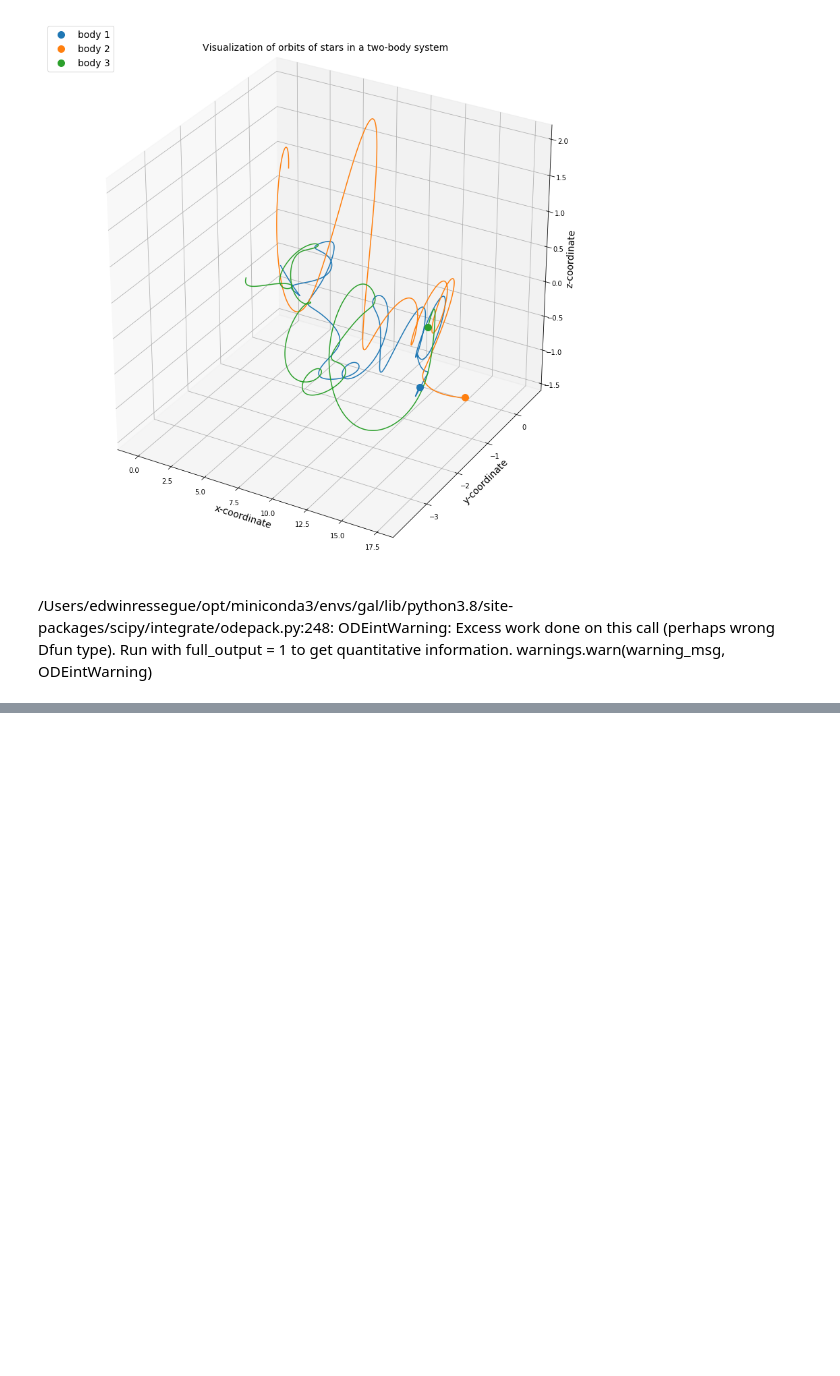
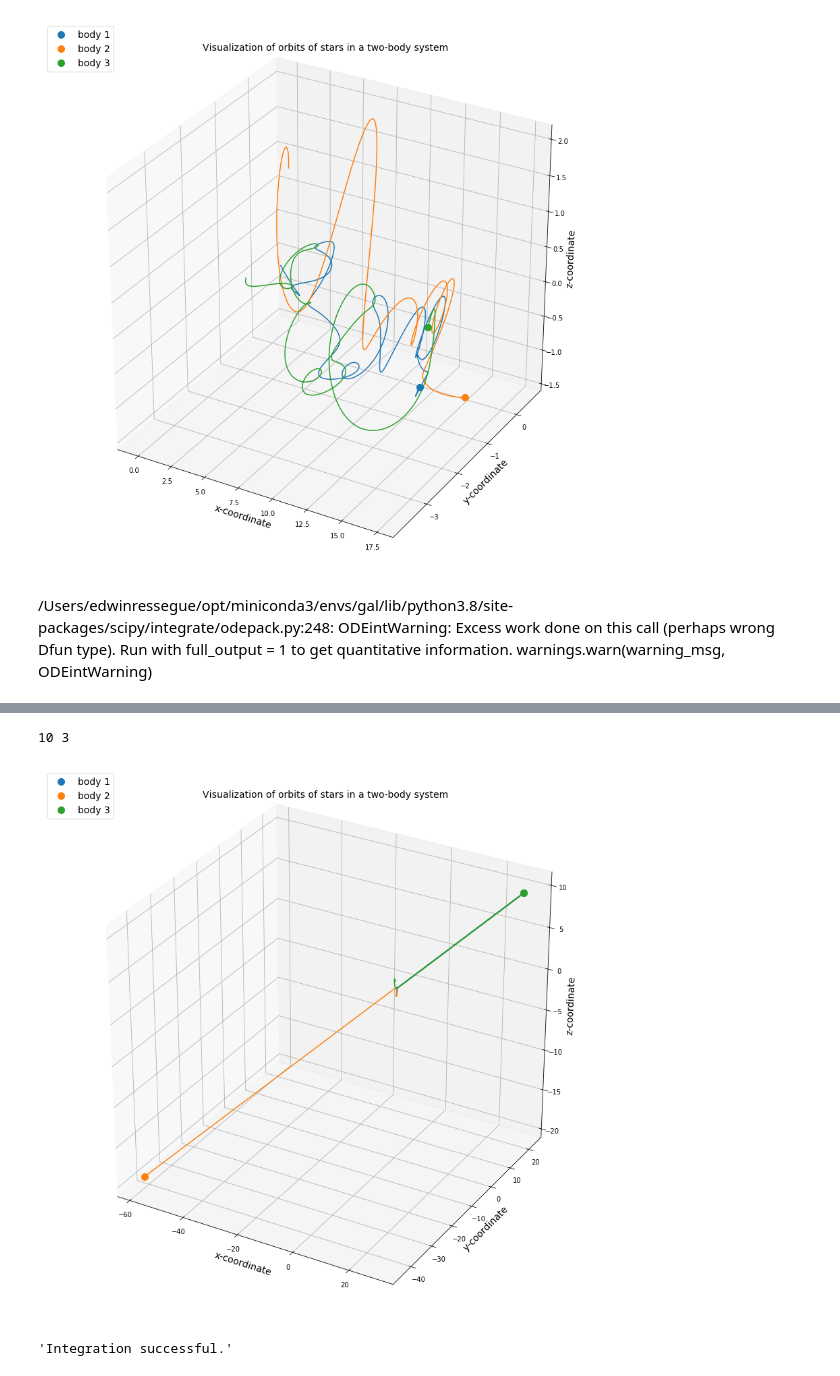
Before and after one commit to redwin21/n-body-problem, a Jupyter notebook: simulator/data_generator_test.ipynb, the cells around one changed output, grey strips where cells are left out. Saved outputs shown, nothing was run; the diff lists cells and outputs as text; code cells hidden in the pictures; blank space fills up the shorter version.

Commit message:
complete simulator data generator

```diff
--- a/simulator/data_generator_test.ipynb
+++ b/simulator/data_generator_test.ipynb
@@ -64,7 +76,14 @@ generate_data(11, collection=collection)
 # %%
 count = collection.estimated_document_count()
 idx = np.random.choice(count)
 print(count, idx)
-data = np.array((collection.find_one({'id':1}))['r_sol_com'])
+data = np.array((collection.find_one({'id':idx}))['r_sol_com'])
 
 plot_3d(data)
+# %% [output]
+10 3
+[figure, added]
+# %%
+(collection.find_one({'id':3}))['message']
+# %% [output]
+'Integration successful.'
```
Also changed, not shown: parts of 1 cell of this notebook, 2 other files.
